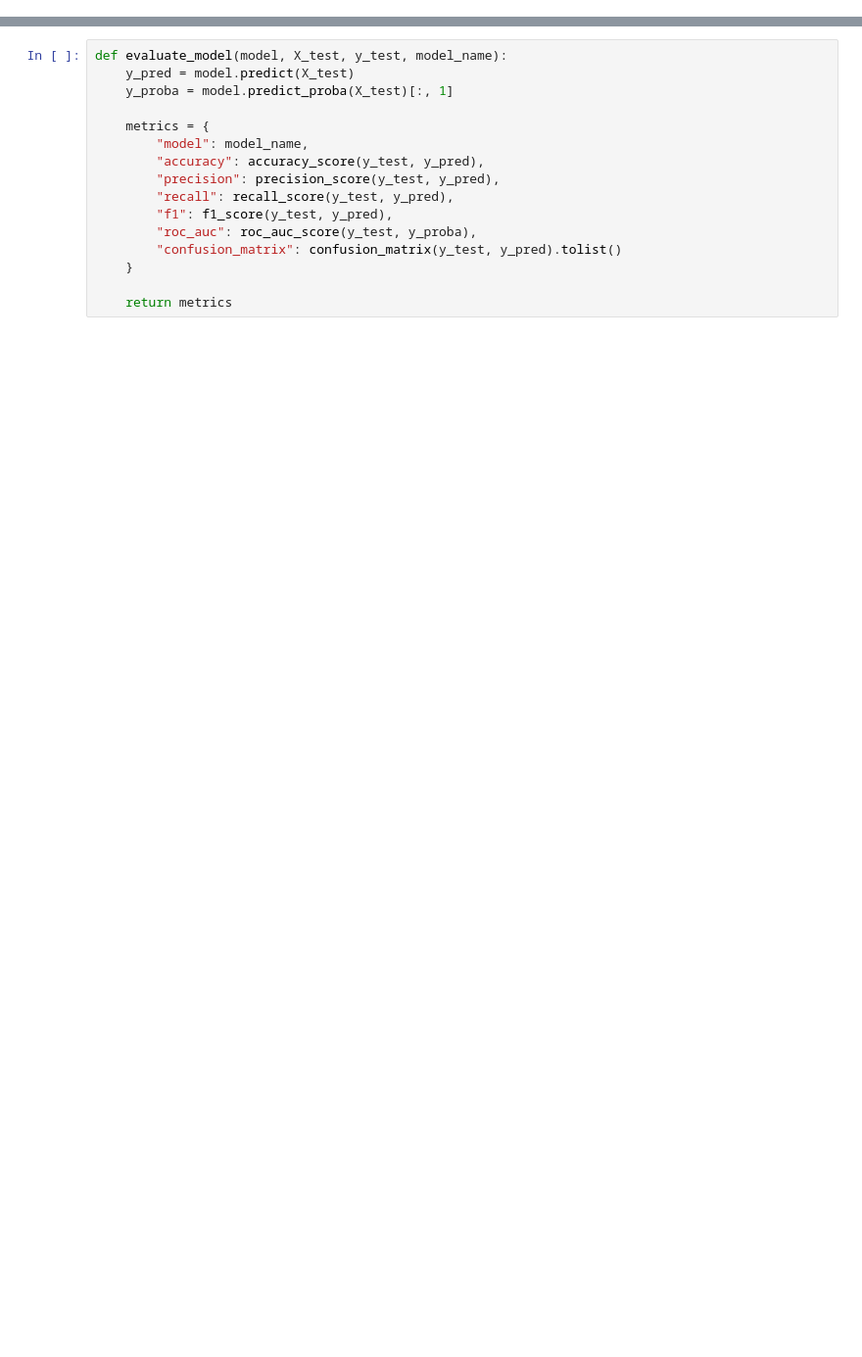
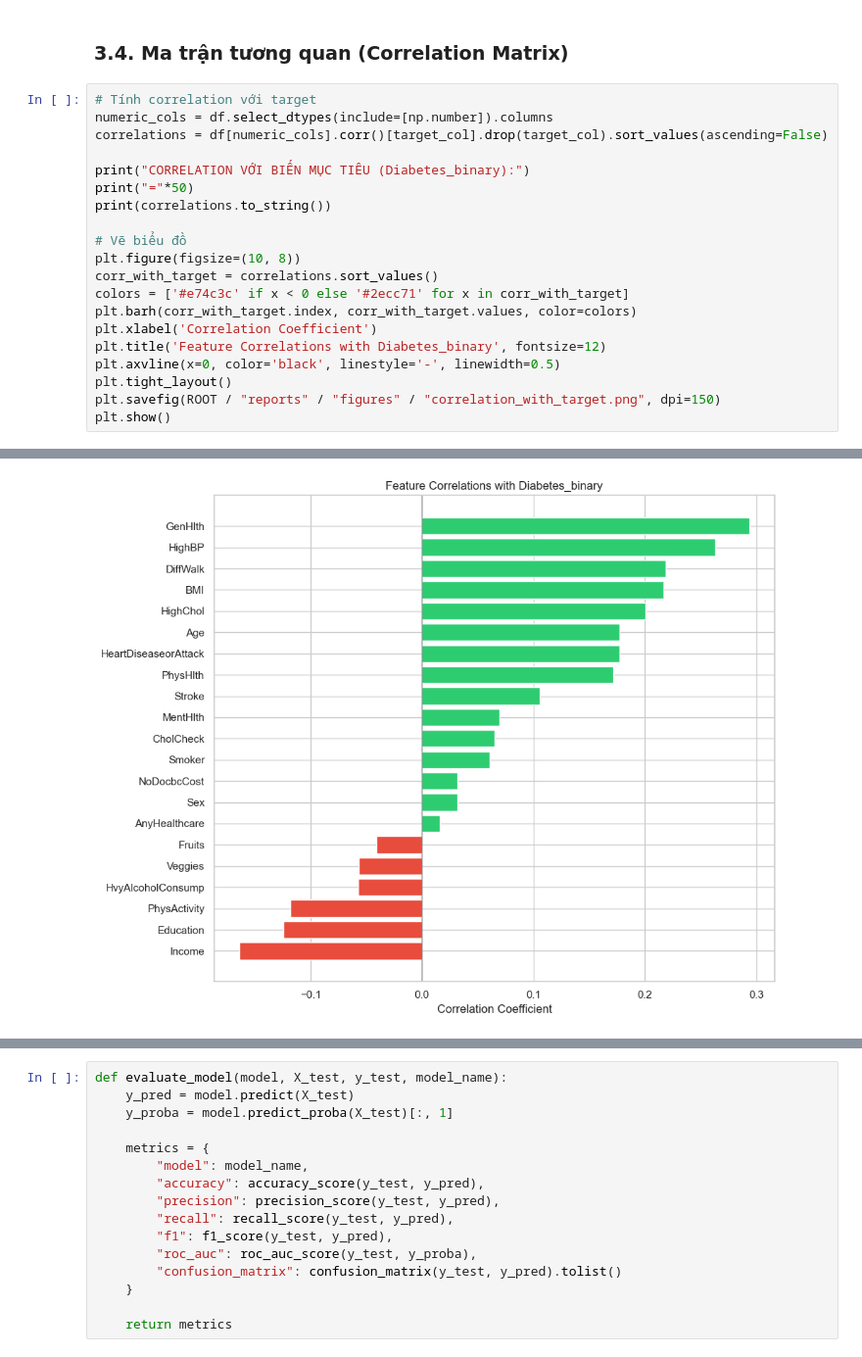
Before and after one commit to bngcVu/diabetes-classification-mining, a Jupyter notebook: notebooks/02_preprocessing_modeling.ipynb, the cells around one changed output, grey strips where cells are left out. Shown at 98% size. Cells and saved outputs as stored; diff of their text form; blank space fills up the shorter version.

```diff
--- a/notebooks/02_preprocessing_modeling.ipynb
+++ b/notebooks/02_preprocessing_modeling.ipynb
@@ -439,0 +250,23 @@ print(feature_scores.head(15).to_string(index=False))
+# %% [markdown]
+### 3.4. Ma trận tương quan (Correlation Matrix)
+# %%
+# Tính correlation với target
+numeric_cols = df.select_dtypes(include=[np.number]).columns
+correlations = df[numeric_cols].corr()[target_col].drop(target_col).sort_values(ascending=False)
+
+print("CORRELATION VỚI BIẾN MỤC TIÊU (Diabetes_binary):")
+print("="*50)
+print(correlations.to_string())
+
+# Vẽ biểu đồ
+plt.figure(figsize=(10, 8))
+corr_with_target = correlations.sort_values()
+colors = ['#e74c3c' if x < 0 else '#2ecc71' for x in corr_with_target]
+plt.barh(corr_with_target.index, corr_with_target.values, color=colors)
+plt.xlabel('Correlation Coefficient')
+plt.title('Feature Correlations with Diabetes_binary', fontsize=12)
+plt.axvline(x=0, color='black', linestyle='-', linewidth=0.5)
+plt.tight_layout()
+plt.savefig(ROOT / "reports" / "figures" / "correlation_with_target.png", dpi=150)
+plt.show()
+# %% [output]
@@ -439,0 +290 @@ print(feature_scores.head(15).to_string(index=False))
+[figure, added]
```
Also changed, not shown: parts of 161 cells of this notebook, 22 other files.
